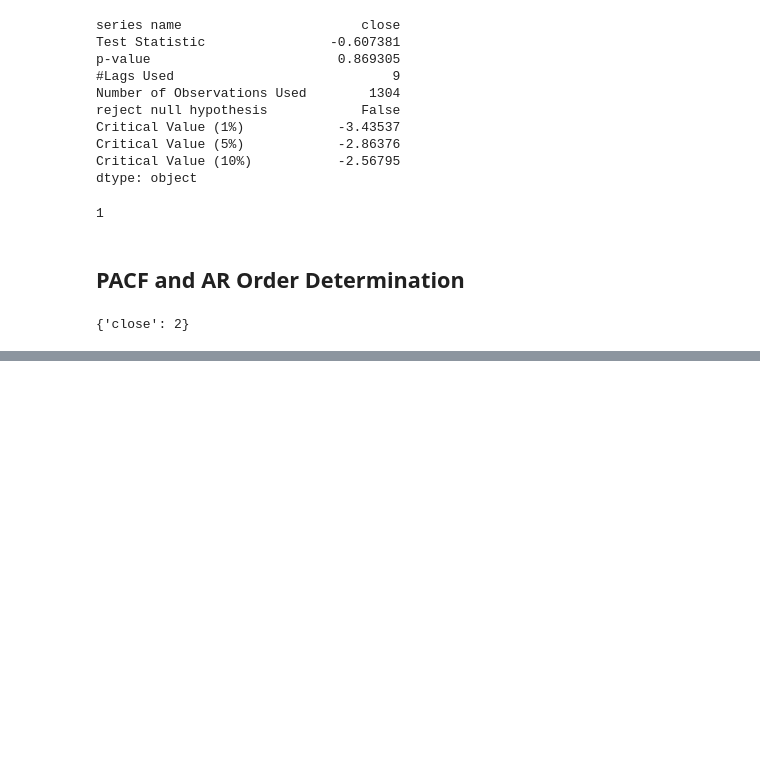
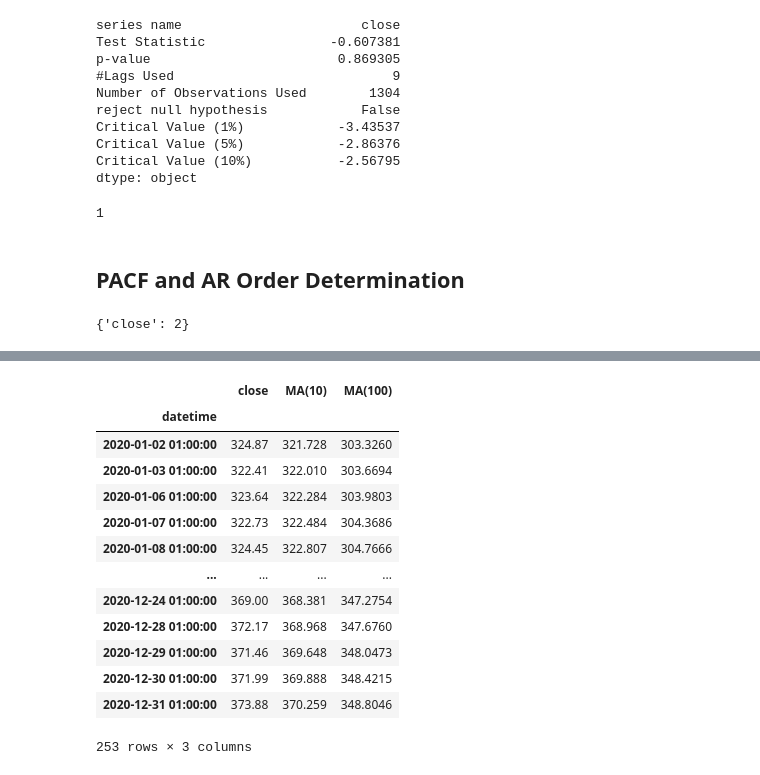
Before and after one commit to yunghanjeong/fitsnbits, a Jupyter notebook: notebooks/arima_eda_class_build.ipynb, the cells around one changed output, grey strips where cells are left out. Drawn from its saved outputs; the diff is of its cells as text; code cells hidden in the pictures; blank space fills up the shorter version.

```diff
--- a/notebooks/arima_eda_class_build.ipynb
+++ b/notebooks/arima_eda_class_build.ipynb
@@ -97,0 +218,17 @@ atl.get_pacf_lag(data_df)
+# %%
+test_plot
+# %% [output]
+|  | close | MA(10) | MA(100) |
+| datetime |  |  |  |
+| 2020-01-02 01:00:00 | 324.87 | 321.728 | 303.3260 |
+| 2020-01-03 01:00:00 | 322.41 | 322.010 | 303.6694 |
+| 2020-01-06 01:00:00 | 323.64 | 322.284 | 303.9803 |
+| 2020-01-07 01:00:00 | 322.73 | 322.484 | 304.3686 |
+| 2020-01-08 01:00:00 | 324.45 | 322.807 | 304.7666 |
+| ... | ... | ... | ... |
+| 2020-12-24 01:00:00 | 369.00 | 368.381 | 347.2754 |
+| 2020-12-28 01:00:00 | 372.17 | 368.968 | 347.6760 |
+| 2020-12-29 01:00:00 | 371.46 | 369.648 | 348.0473 |
+| 2020-12-30 01:00:00 | 371.99 | 369.888 | 348.4215 |
+| 2020-12-31 01:00:00 | 373.88 | 370.259 | 348.8046 |
+253 rows × 3 columns
```
Also changed, not shown: parts of 16 cells of this notebook, 5 other files.
